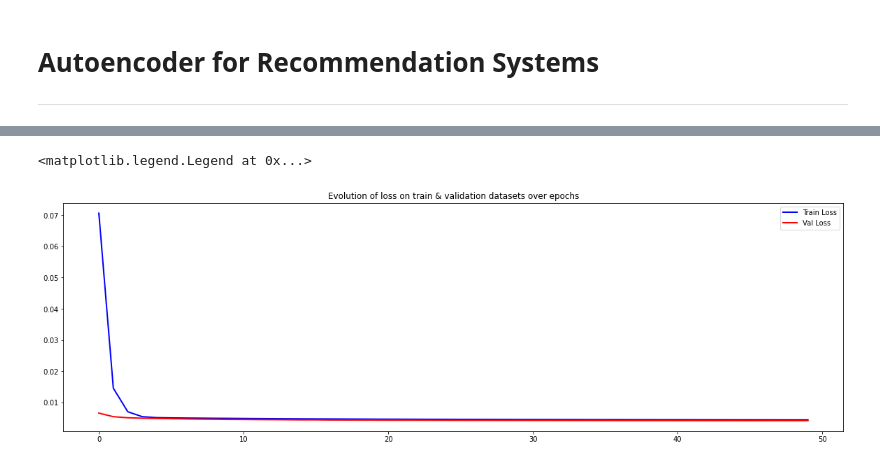
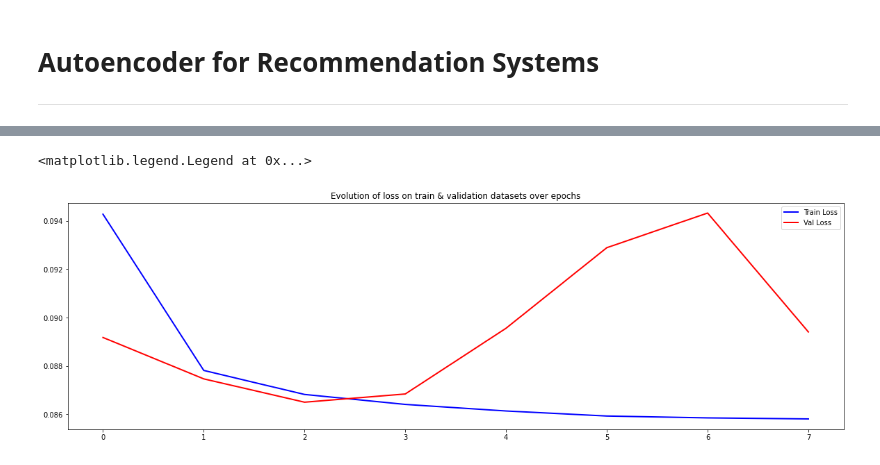
Before and after one commit to oliveirabruno92/autoencoders_and_applications, a Jupyter notebook: notebooks/recommendation_system.ipynb, the cells around one changed output, grey strips where cells are left out. Cells and saved outputs as stored; diff of their text form; code cells hidden in the pictures.

```diff
--- a/notebooks/recommendation_system.ipynb
+++ b/notebooks/recommendation_system.ipynb
@@ -56,3 +68,5 @@ data.shape
+# %%
+pref_matrix.fillna(0, inplace=True)
 # %%
 def sparsity_calculation(data):
     data = np.nan_to_num(data)
@@ -82,22 +81,16 @@ data_scaled.head()
 # %%
 model = tf.keras.Sequential([
     #encoder
-    tf.keras.layers.Dense(units=512, activation='relu', name='enc_1', input_dim=data_scaled.shape[1]),
+    tf.keras.layers.Dense(units=256, activation='tanh', name='enc_1', input_dim=pref_matrix.shape[1]),
     tf.keras.layers.BatchNormalization(name='batch_1'),
-    tf.keras.layers.Dropout(0.5, name='drop_1'),
-    tf.keras.layers.Dense(units=256, activation='relu', name='enc_2'),
+    tf.keras.layers.Dense(units=128, activation='tanh', name='enc_2'),
     tf.keras.layers.BatchNormalization(name='batch_2'),
     tf.keras.layers.Dropout(0.5, name='drop_2'),
 
     #bottleneck
-    tf.keras.layers.Dense(units=128, activation='linear', name='embeddings'),
+    tf.keras.layers.Dense(units=32, activation='linear', name='embeddings'),
 
     #decoder
-    tf.keras.layers.Dense(units=256, activation='relu', name='dec_1'),
-    tf.keras.layers.BatchNormalization(name='batch_3'),
-    tf.keras.layers.Dropout(0.5, name='drop_3'),
-    tf.keras.layers.Dense(units=512, activation='relu', name='dec_2'),
-    tf.keras.layers.BatchNormalization(name='batch_4'),
-    tf.keras.layers.Dropout(0.5, name='drop_4'),
-    tf.keras.layers.Dense(units=data_scaled.shape[1], activation='linear', name='user_rating_pred')
+    tf.keras.layers.Dense(units=128, activation='tanh', name='dec_1'),
+    tf.keras.layers.Dense(units=pref_matrix.shape[1], activation='linear', name='user_rating_pred')
 ])
@@ -127,14 +97,14 @@ _________________________________________________________________
 # %%
-model.compile(optimizer=tf.keras.optimizers.Adam(learning_rate=1e-4), loss='mse')
+model.compile(optimizer='adam', loss='mse')
 # %%
 callback = tf.keras.callbacks.EarlyStopping(monitor='val_loss', patience=5, mode='auto', verbose=1)
 # %%
 history = model.fit(
-    data_scaled,
-    data_scaled,
-    validation_split=0.2,
+    pref_matrix,
+    pref_matrix,
+    validation_split=0.1,
     epochs=50,
-    batch_size=128,
+    batch_size=32,
     callbacks=[callback]
 )
 # %% [output]
@@ -158,13 +128,13 @@ Epoch 50/50
 # %%
 epoch_loss = history.history['loss']
 epoch_val_loss = history.history['val_loss']
 
 plt.figure(figsize=(20,6))
-plt.plot(range(0,len(epoch_loss)), epoch_loss, 'b-', linewidth=2, label='Train Loss')
-plt.plot(range(0,len(epoch_val_loss)), epoch_val_loss, 'r-', linewidth=2, label='Val Loss')
+plt.plot(epoch_loss, 'b-', linewidth=2, label='Train Loss')
+plt.plot(epoch_val_loss, 'r-', linewidth=2, label='Val Loss')
 plt.title('Evolution of loss on train & validation datasets over epochs')
 plt.legend(loc='best')
 # %% [output]
 <matplotlib.legend.Legend at 0x...>
-[figure, old version]
+[figure, new version]
 # %%
```
Also changed, not shown: parts of 31 cells of this notebook.
